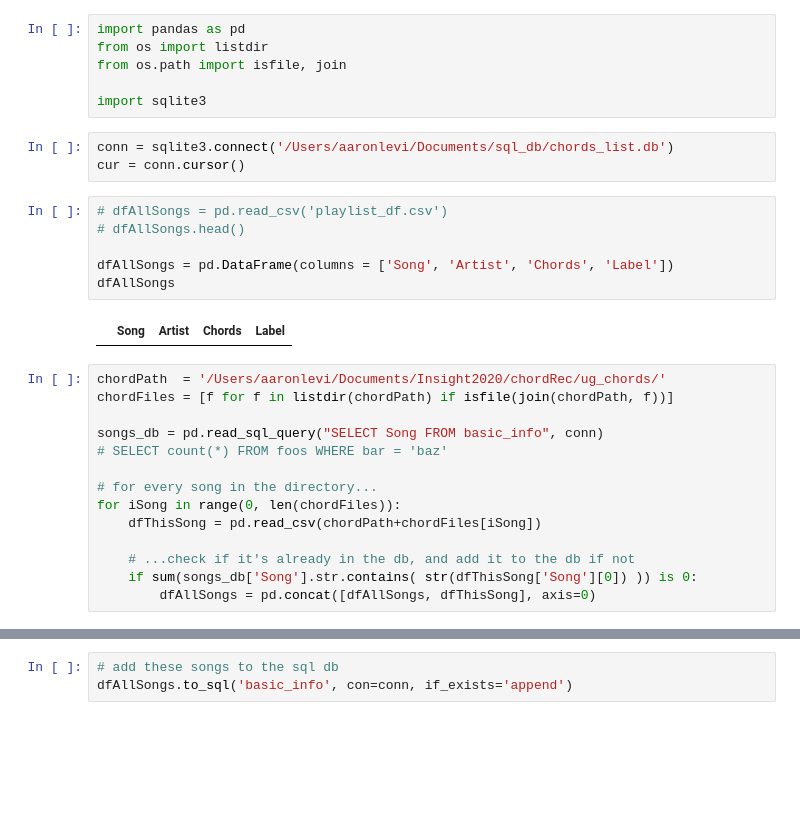
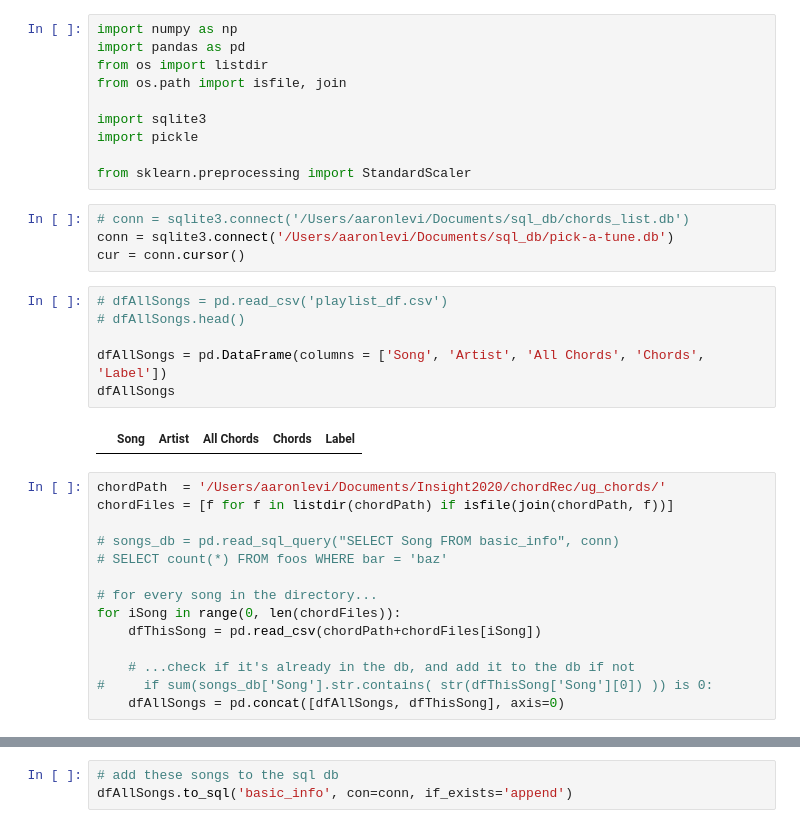
Before and after one commit to alevi813/chordRec, a Jupyter notebook: add_to_db.ipynb, the cells around one changed output, grey strips where cells are left out. Cells and saved outputs as stored; diff of their text form; blank space fills up the shorter version.

```diff
--- a/add_to_db.ipynb
+++ b/add_to_db.ipynb
@@ -1,25 +1,30 @@
 # %%
+import numpy as np
 import pandas as pd
 from os import listdir
 from os.path import isfile, join
 
 import sqlite3
+import pickle
+
+from sklearn.preprocessing import StandardScaler
 # %%
-conn = sqlite3.connect('/Users/aaronlevi/Documents/sql_db/chords_list.db')
+# conn = sqlite3.connect('/Users/aaronlevi/Documents/sql_db/chords_list.db')
+conn = sqlite3.connect('/Users/aaronlevi/Documents/sql_db/pick-a-tune.db')
 cur = conn.cursor()
 # %%
 # dfAllSongs = pd.read_csv('playlist_df.csv')
 # dfAllSongs.head()
 
-dfAllSongs = pd.DataFrame(columns = ['Song', 'Artist', 'Chords', 'Label'])
+dfAllSongs = pd.DataFrame(columns = ['Song', 'Artist', 'All Chords', 'Chords', 'Label'])
 dfAllSongs
 # %% [output]
-|  | Song | Artist | Chords | Label |
+|  | Song | Artist | All Chords | Chords | Label |
 # %%
 chordPath  = '/Users/aaronlevi/Documents/Insight2020/chordRec/ug_chords/'
 chordFiles = [f for f in listdir(chordPath) if isfile(join(chordPath, f))]
 
-songs_db = pd.read_sql_query("SELECT Song FROM basic_info", conn)
+# songs_db = pd.read_sql_query("SELECT Song FROM basic_info", conn)
 # SELECT count(*) FROM foos WHERE bar = 'baz'
 
 # for every song in the directory...
@@ -27,7 +32,7 @@ for iSong in range(0, len(chordFiles)):
     dfThisSong = pd.read_csv(chordPath+chordFiles[iSong])
 
     # ...check if it's already in the db, and add it to the db if not
-    if sum(songs_db['Song'].str.contains( str(dfThisSong['Song'][0]) )) is 0:
-        dfAllSongs = pd.concat([dfAllSongs, dfThisSong], axis=0)
+#     if sum(songs_db['Song'].str.contains( str(dfThisSong['Song'][0]) )) is 0:
+    dfAllSongs = pd.concat([dfAllSongs, dfThisSong], axis=0)
 # %%
 dfAllSongs = dfAllSongs.reset_index(drop=True)
```
Also changed, not shown: parts of 15 cells of this notebook, 17 other files.
